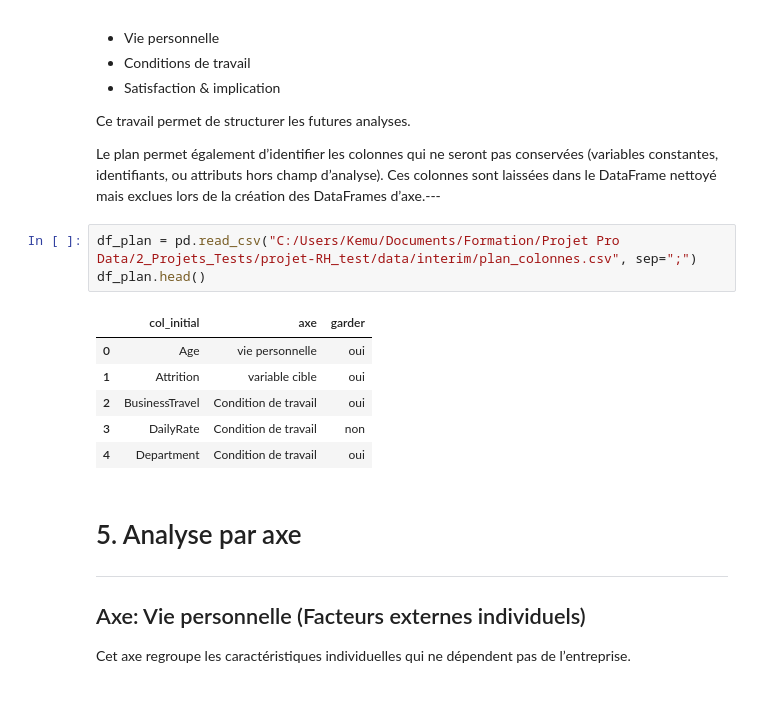
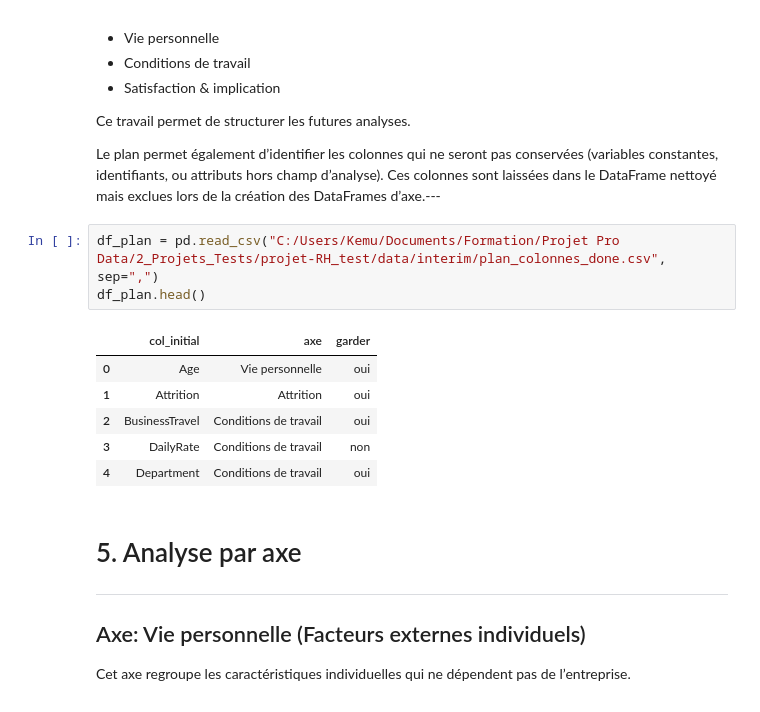
Before and after one commit to Kemuri15/employee-attrition-analysis, a Jupyter notebook: notebooks/01_rh_exploration.ipynb, the cells around one changed output. Drawn from its saved outputs; the diff is of its cells as text.

```diff
--- a/notebooks/01_rh_exploration.ipynb
+++ b/notebooks/01_rh_exploration.ipynb
@@ -244,15 +310,15 @@ Ce travail permet de structurer les futures analyses.
 
 Le plan permet également d’identifier les colonnes qui ne seront pas conservées (variables constantes, identifiants, ou attributs hors champ d’analyse). Ces colonnes sont laissées dans le DataFrame nettoyé mais exclues lors de la création des DataFrames d’axe.---
 # %%
-df_plan = pd.read_csv("C:/Users/Kemu/Documents/Formation/Projet Pro Data/2_Projets_Tests/projet-RH_test/data/interim/plan_colonnes.csv", sep=";")
+df_plan = pd.read_csv("C:/Users/Kemu/Documents/Formation/Projet Pro Data/2_Projets_Tests/projet-RH_test/data/interim/plan_colonnes_done.csv", sep=",")
 df_plan.head()
 # %% [output]
 |  | col_initial | axe | garder |
-| 0 | Age | vie personnelle | oui |
-| 1 | Attrition | variable cible | oui |
-| 2 | BusinessTravel | Condition de travail | oui |
-| 3 | DailyRate | Condition de travail | non |
-| 4 | Department | Condition de travail | oui |
+| 0 | Age | Vie personnelle | oui |
+| 1 | Attrition | Attrition | oui |
+| 2 | BusinessTravel | Conditions de travail | oui |
+| 3 | DailyRate | Conditions de travail | non |
+| 4 | Department | Conditions de travail | oui |
 # %% [markdown]
 # 5. Analyse par axe
 ---
```
Also changed, not shown: parts of 4 cells of this notebook, 8 other files.
